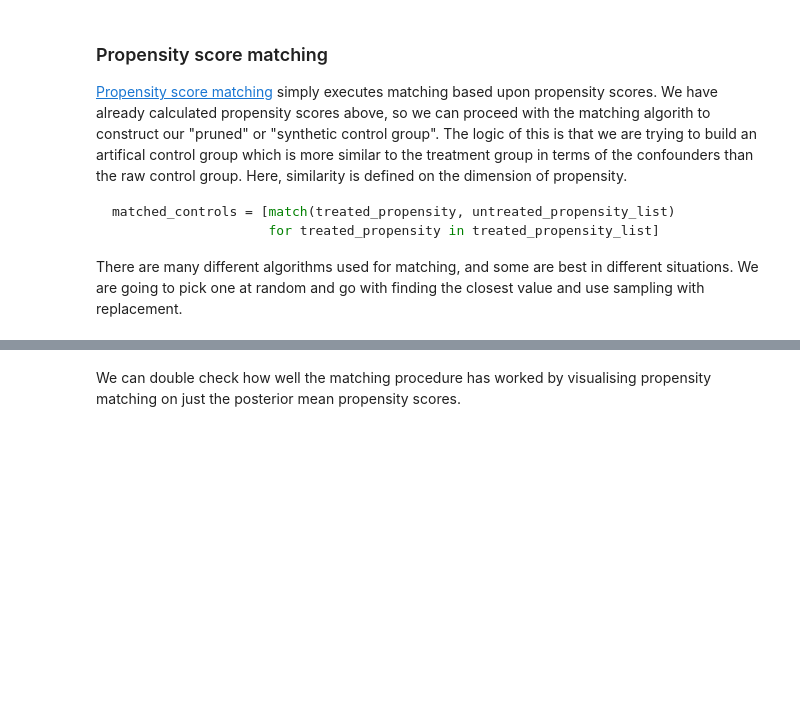
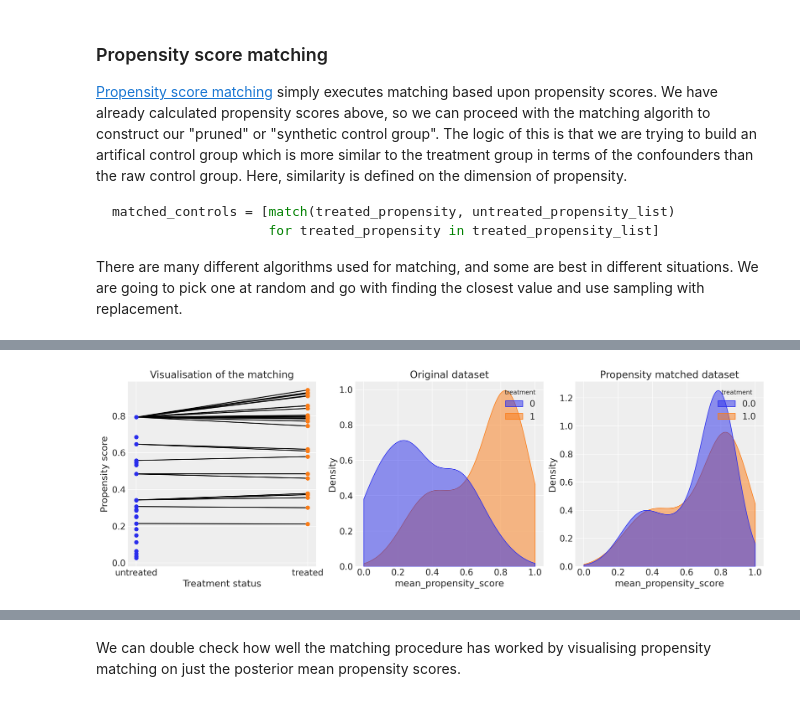
Before and after one commit to drbenvincent/pymc-examples, a Jupyter notebook: examples/causal_inference/propensity_scores.ipynb, the cells around one changed output, grey strips where cells are left out. Saved outputs shown, nothing was run; the diff lists cells and outputs as text; code cells hidden in the pictures; blank space fills up the shorter version.

```diff
--- a/examples/causal_inference/propensity_scores.ipynb
+++ b/examples/causal_inference/propensity_scores.ipynb
@@ -369,0 +359,10 @@ def match(treated_propensity, untreated_propensity_list):
+# %%
+def propensity_score_match(treated_propensity_list, untreated_propensity_list):
+    synth_control_idx = []
+    for treated_propensity in treated_propensity_list:
+        distances = np.abs(untreated_propensity_list - treated_propensity)
+        closest_index = distances.argmin()
+        synth_control_idx.append(closest_index)
+    synth_control_propensities = untreated_propensity_list[synth_control_idx]
+    synth_control_idx = np.array(synth_control_idx)
+    return synth_control_idx, synth_control_propensities
@@ -369,0 +371,89 @@ def match(treated_propensity, untreated_propensity_list):
+# %%
+# Visualise the matching
+
+# do propensity score matching
+prop_scores = idata.posterior["propensity score"].mean(dim=["chain", "draw"])
+treated_propensity_list = prop_scores[np.array(df["treatment"] == True)].data
+untreated_propensity_list = prop_scores[np.array(df["treatment"] == False)].data
+
+synth_control_idx, synth_control_propensities = propensity_score_match(
+    treated_propensity_list, untreated_propensity_list
+)
+
+# plot the matches
+fig, ax = plt.subplots(1, 3, figsize=(15, 5))
+
+for i, t in enumerate(treated_propensity_list):
+    ax[0].plot(
+        [0, 1],
+        [untreated_propensity_list[synth_control_idx[i]], treated_propensity_list[i]],
+        "k",
+    )
+
+# plot the original propensities
+ax[0].plot(np.zeros(len(untreated_propensity_list)), untreated_propensity_list, "o")
+ax[0].plot(np.ones(len(treated_propensity_list)), treated_propensity_list, "o")
+
+ax[0].set(
+    title="Visualisation of the matching",
+    xlabel="Treatment status",
+    ylabel="Propensity score",
+    xticks=[0, 1],
+    xticklabels=["untreated", "treated"],
+);
+
+
+
+
+
+# put everything into a DataFrame
+n_treated = np.sum((df["treatment"] == 1))
+df2 = pd.DataFrame(
+    {
+        "poverty_rate": np.append(
+            df.loc[df["treatment"] == 1, "poverty_rate"],
+            df.loc[synth_control_idx, "poverty_rate"],
+        ),
+        "docs_per_capita": np.append(
+            df.loc[df["treatment"] == 1, "docs_per_capita"],
+            df.loc[synth_control_idx, "docs_per_capita"],
+        ),
+        "treatment": np.append(np.ones(n_treated), np.zeros(n_treated)),
+        "mean_propensity_score": np.append(
+            treated_propensity_list, untreated_propensity_list[synth_control_idx]
+        ),
+    }
+)
+
+# plot
+# fig, ax = plt.subplots(1, 2, figsize=(15, 5))
+
+sns.kdeplot(
+    data=df,
+    x="mean_propensity_score",
+    hue="treatment",
+    clip=(0, 1),
+    fill=True,
+    alpha=0.5,
+    ax=ax[1],
+)
+
+ax[1].set(
+    title="Original dataset"
+)
+
+sns.kdeplot(
+    data=df2,
+    x="mean_propensity_score",
+    hue="treatment",
+    clip=(0, 1),
+    fill=True,
+    alpha=0.5,
+    ax=ax[2],
+)
+
+ax[2].set(
+    title="Propensity matched dataset"
+);
+# %% [output]
+[figure, added]
```
Also changed, not shown: parts of 23 cells of this notebook.
